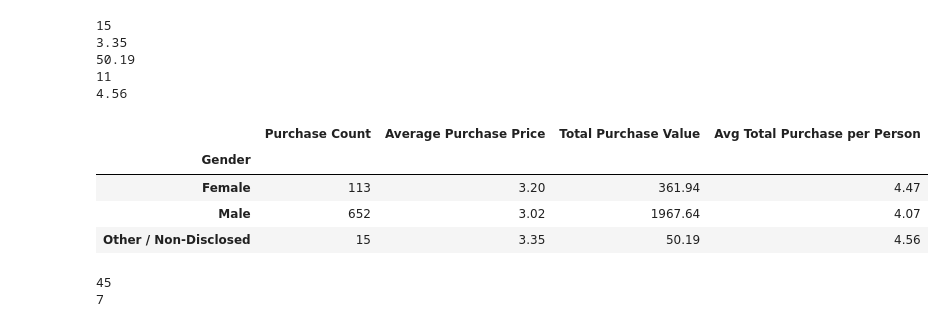
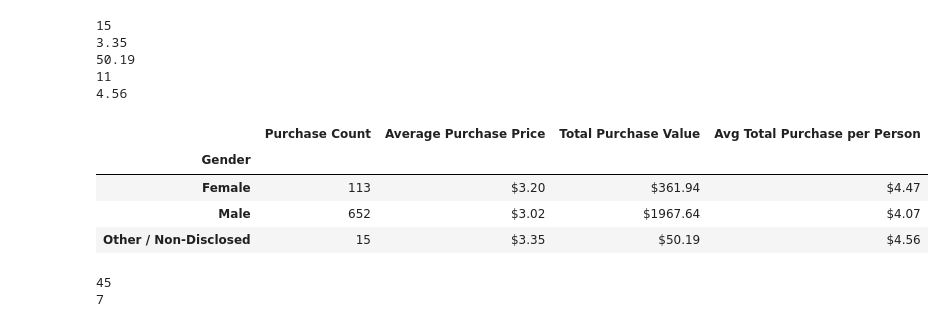
Before and after one commit to SmirnovaAlina/Pandas_library, a Jupyter notebook: HeroesOfPymoli.ipynb, the cells around one changed output. Drawn from its saved outputs; the diff is of its cells as text; code cells hidden in the pictures.

```diff
--- a/HeroesOfPymoli.ipynb
+++ b/HeroesOfPymoli.ipynb
@@ -144,18 +147,21 @@ print(average_perOthers)
 # %%
 Purchases_Analysis = pd.DataFrame({"Purchase Count" : [f_purchaseCount, m_purchaseCount, o_purchaseCount ],
                                    "Average Purchase Price": [f_priceMean, m_priceMean, o_priceMean ],
                                   "Total Purchase Value": [f_purchaseValue, m_purchaseValue, o_purchaseValue],
                                   "Avg Total Purchase per Person": [average_perWomen, average_perMen, average_perOthers],
                                   "Gender" : ["Female", "Male", "Other / Non-Disclosed"]})
+Purchases_Analysis["Average Purchase Price"] = Purchases_Analysis["Average Purchase Price"].map("${:.2f}".format)
+Purchases_Analysis["Total Purchase Value"] = Purchases_Analysis["Total Purchase Value"].map("${:.2f}".format)
+Purchases_Analysis["Avg Total Purchase per Person"] = Purchases_Analysis["Avg Total Purchase per Person"].map("${:.2f}".format)
 Purchases_Analysis.set_index("Gender")
 
 # Purchases_Analysis
 # %% [output]
 |  | Purchase Count | Average Purchase Price | Total Purchase Value | Avg Total Purchase per Person |
 | Gender |  |  |  |  |
-| Female | 113 | 3.20 | 361.94 | 4.47 |
-| Male | 652 | 3.02 | 1967.64 | 4.07 |
-| Other / Non-Disclosed | 15 | 3.35 | 50.19 | 4.56 |
+| Female | 113 | $3.20 | $361.94 | $4.47 |
+| Male | 652 | $3.02 | $1967.64 | $4.07 |
+| Other / Non-Disclosed | 15 | $3.35 | $50.19 | $4.56 |
 # %%
 # Age Demographics
 # Find max and min value to understand a range
```
Also changed, not shown: parts of 8 cells of this notebook, 1 other file.
